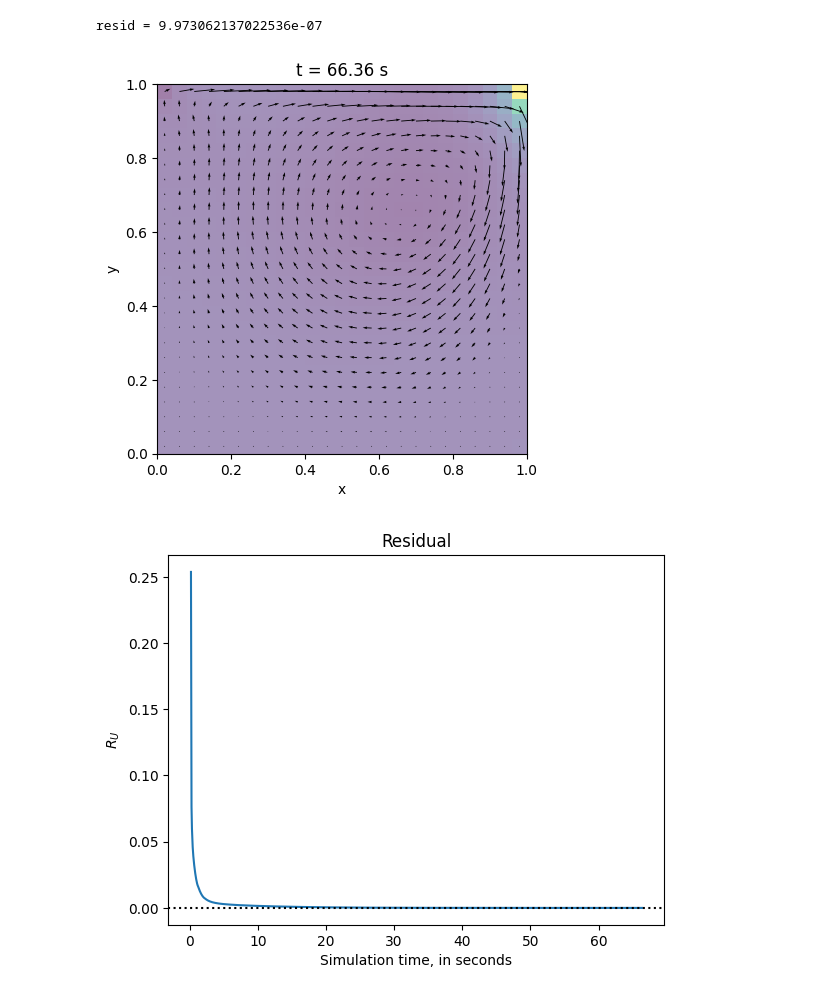
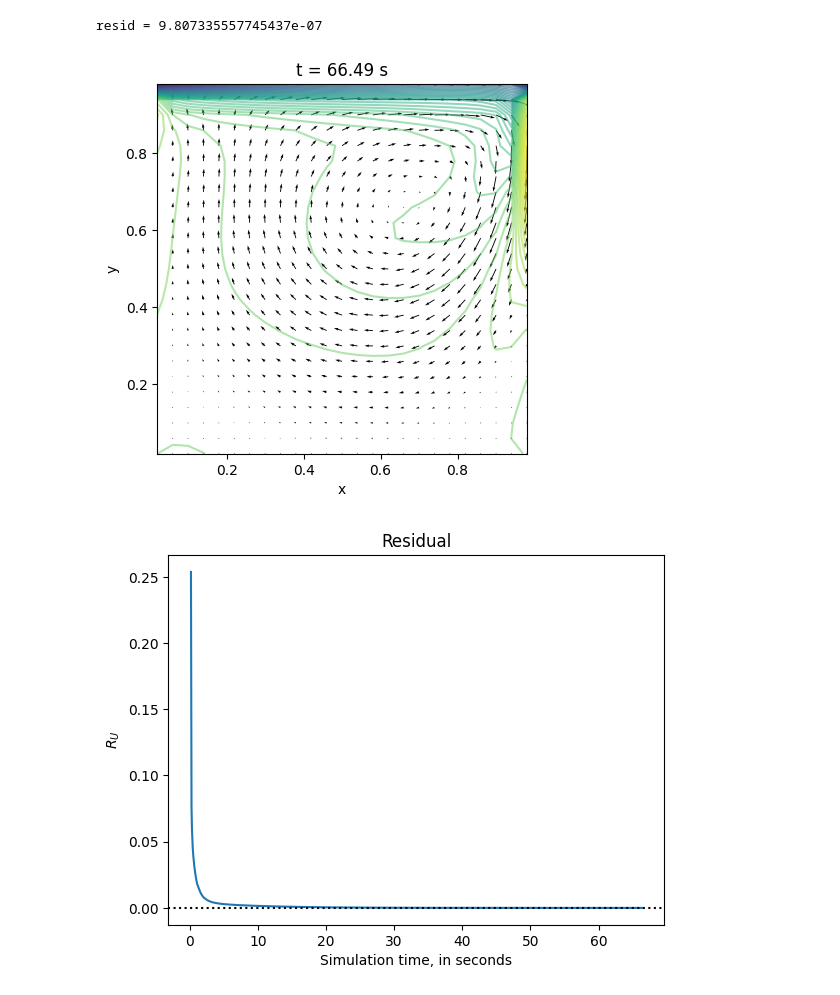
Before and after one commit to mmdski/nsfdpy, a Jupyter notebook: notebooks/cavity.ipynb, the cells around one changed output. Cells and saved outputs as stored; diff of their text form; code cells hidden in the pictures.

Commit message:
add vorticity plot

```diff
--- a/notebooks/cavity.ipynb
+++ b/notebooks/cavity.ipynb
@@ -3,12 +3,14 @@
 import warnings
 
 import matplotlib.pyplot as plt
+import numpy as np
 
 from nsfdpy.grid import StaggeredGrid
 from nsfdpy.field import ScalarField, VectorField
 from nsfdpy.plot import StaggeredGridPlot, ScalarFieldPlot, VectorFieldPlot
 from nsfdpy.config import Config
 from nsfdpy.comp import CompTimeStep
+from nsfdpy.ops import Curl
 
 
 nsfd_config = Config("cavity.yml")
@@ -22,7 +24,7 @@ t = [0]
 u_eps = 1e-6
 
 grid_plot = StaggeredGridPlot(grid)
-p_plot = ScalarFieldPlot(grid)
+s_plot = ScalarFieldPlot(grid)
 vec_plot = VectorFieldPlot(grid)
 
 comp_ts = CompTimeStep(nsfd_config.geometry(),
@@ -33,30 +35,36 @@ comp_ts = CompTimeStep(nsfd_config.geometry(),
 # %%
 for n in range(10000):
 
     delt, (n_it, norm) = comp_ts(u2, p)
 
     if norm > nsfd_config.solver().eps:
         warnings.warn("Computed pressure norm is greater than eps", RuntimeWarning)
 
     resid.append(u2.res(u1))
     u1.copy(u2)
     t.append(t[-1] + delt)
 
     if resid[-1] < u_eps:
         break
 
 print(f"resid = {resid[-1]}")
 
+curl_u = Curl(grid, u2)
+vorticity = ScalarField(grid)
+for i in range(1, grid.imax + 1):
+    for j in range(1, grid.jmax + 1):
+        vorticity[i,j] = curl_u(i,j)
+
 fig, ax = plt.subplots()
-p_plot.pcolormesh(p, ax=ax, alpha=0.5)
+s_plot.contour(vorticity, ax=ax, levels=50, alpha=0.5)
 vec_plot.quiver(u2, ax=ax)
 ax.set_aspect("equal", "box")
 ax.set_xlabel("x")
 ax.set_ylabel("y")
 _ = ax.set_title(f"t = {t[-1]:.2f} s")
 # %% [output]
-resid = 9.973062137022536e-07
+resid = 9.807335557745437e-07
-[figure, old version]
+[figure, new version]
 # %%
 plt.plot(t[1:], resid)
 plt.axhline(u_eps, color="k", linestyle=":")
```
Also changed, not shown: parts of 2 cells of this notebook, 4 other files.
